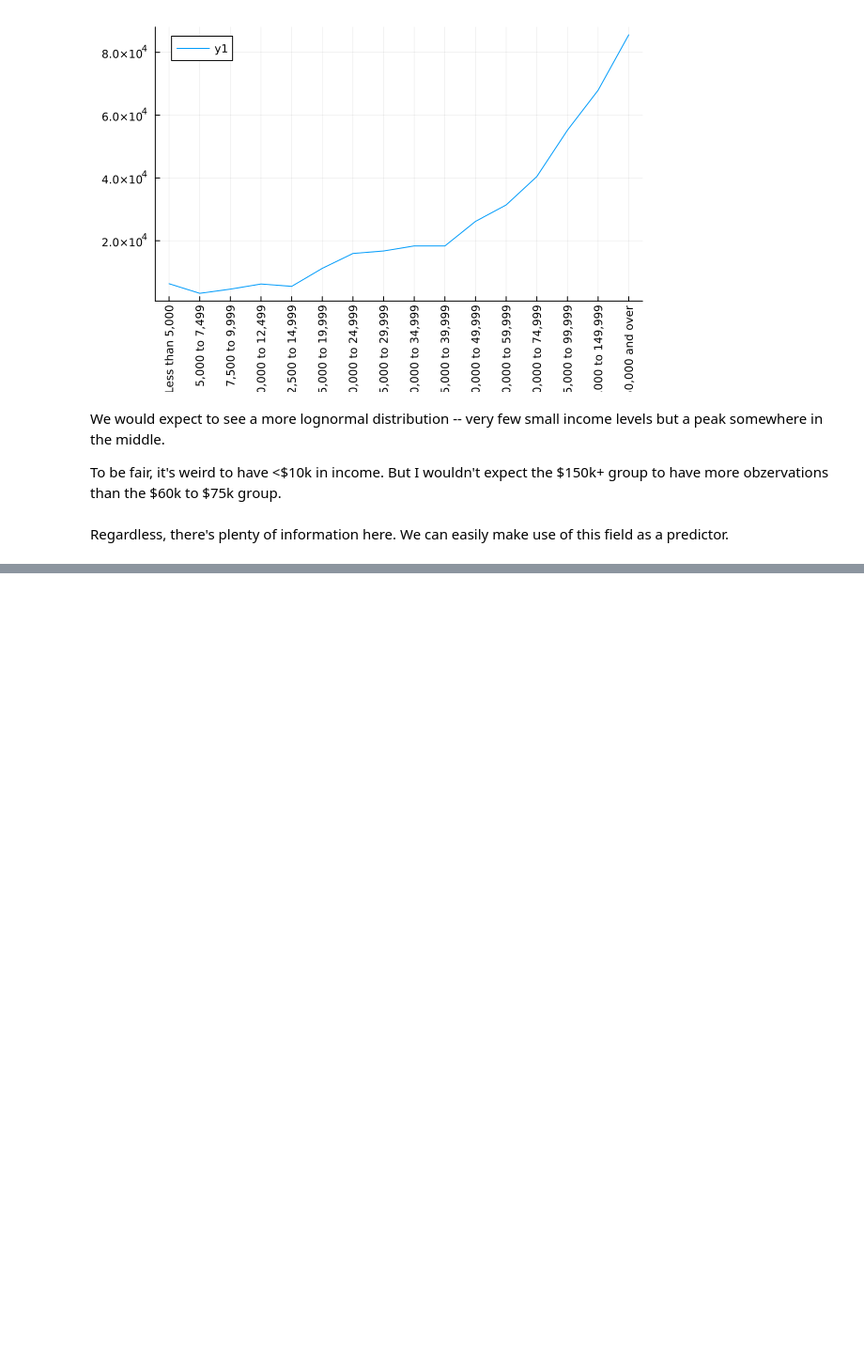
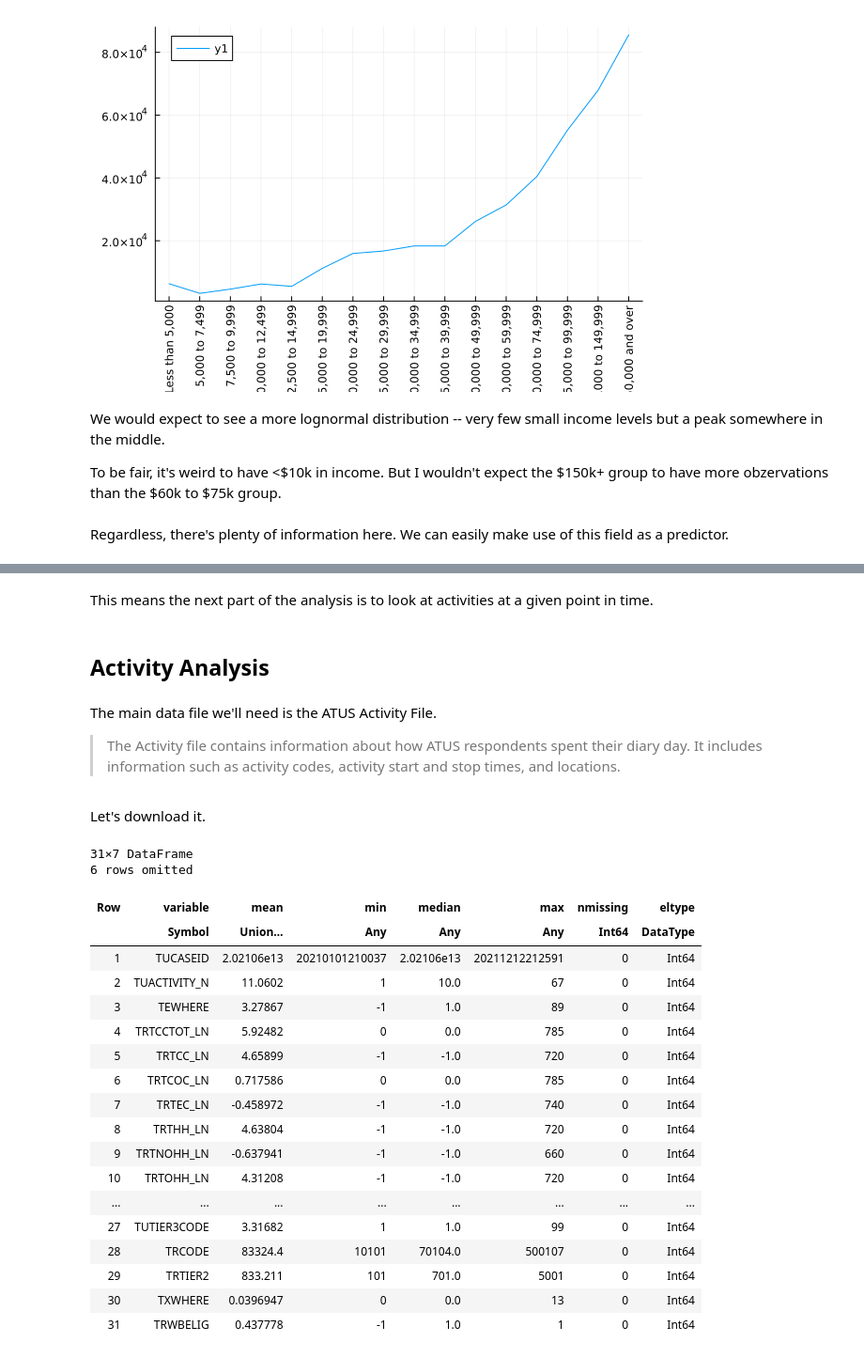
Before and after one commit to mike-herman/DoingRightNow-Analysis, a Jupyter notebook: Journal.ipynb, the cells around one changed output, grey strips where cells are left out. Shown at 94% size. Cells and saved outputs as stored; diff of their text form; code cells hidden in the pictures; blank space fills up the shorter version.

```diff
--- a/Journal.ipynb
+++ b/Journal.ipynb
@@ -637,0 +642,34 @@ Regardless, there's plenty of information here. We can easily make use of this f
+# %% [markdown]
+This means the next part of the analysis is to look at activities at a given point in time.
+# %% [markdown]
+## Activity Analysis
+# %% [markdown]
+The main data file we'll need is the ATUS Activity File.
+
+> The Activity file contains information about how ATUS respondents spent their diary day. It includes information such as activity codes, activity start and stop times, and locations.
+# %% [markdown]
+Let's download it.
+# %%
+act2021 = download_atus_data("act",2021);
+describe(act2021)
+# %% [output]
+31×7 DataFrame
+6 rows omitted
+| Row | variable | mean | min | median | max | nmissing | eltype |
+|  | Symbol | Union… | Any | Any | Any | Int64 | DataType |
+| 1 | TUCASEID | 2.02106e13 | 20210101210037 | 2.02106e13 | 20211212212591 | 0 | Int64 |
+| 2 | TUACTIVITY_N | 11.0602 | 1 | 10.0 | 67 | 0 | Int64 |
+| 3 | TEWHERE | 3.27867 | -1 | 1.0 | 89 | 0 | Int64 |
+| 4 | TRTCCTOT_LN | 5.92482 | 0 | 0.0 | 785 | 0 | Int64 |
+| 5 | TRTCC_LN | 4.65899 | -1 | -1.0 | 720 | 0 | Int64 |
+| 6 | TRTCOC_LN | 0.717586 | 0 | 0.0 | 785 | 0 | Int64 |
+| 7 | TRTEC_LN | -0.458972 | -1 | -1.0 | 740 | 0 | Int64 |
+| 8 | TRTHH_LN | 4.63804 | -1 | -1.0 | 720 | 0 | Int64 |
+| 9 | TRTNOHH_LN | -0.637941 | -1 | -1.0 | 660 | 0 | Int64 |
+| 10 | TRTOHH_LN | 4.31208 | -1 | -1.0 | 720 | 0 | Int64 |
+| ... | ... | ... | ... | ... | ... | ... | ... |
+| 27 | TUTIER3CODE | 3.31682 | 1 | 1.0 | 99 | 0 | Int64 |
+| 28 | TRCODE | 83324.4 | 10101 | 70104.0 | 500107 | 0 | Int64 |
+| 29 | TRTIER2 | 833.211 | 101 | 701.0 | 5001 | 0 | Int64 |
+| 30 | TXWHERE | 0.0396947 | 0 | 0.0 | 13 | 0 | Int64 |
+| 31 | TRWBELIG | 0.437778 | -1 | 1.0 | 1 | 0 | Int64 |
```
Also changed, not shown: parts of 53 cells of this notebook, 1 other file.
